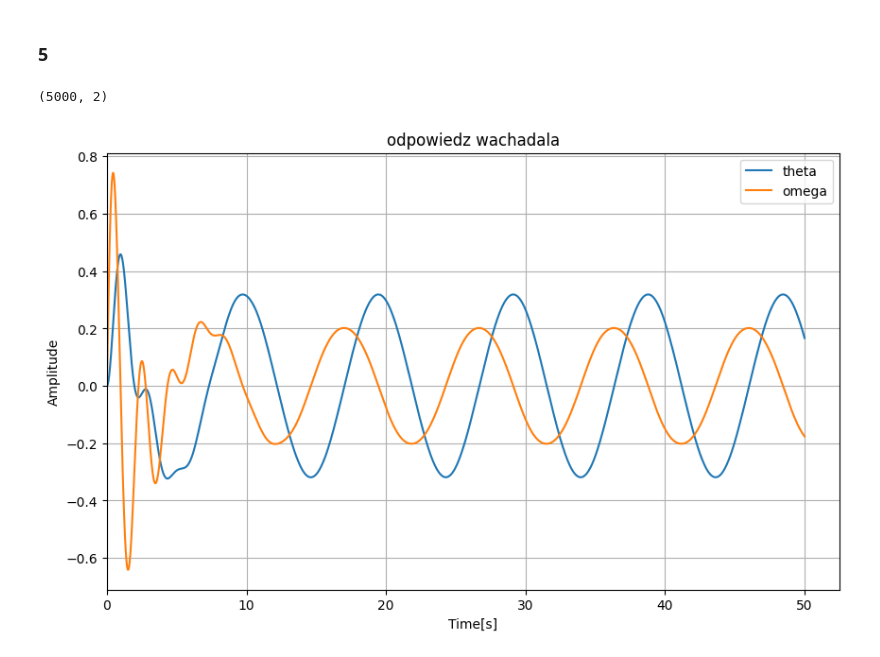
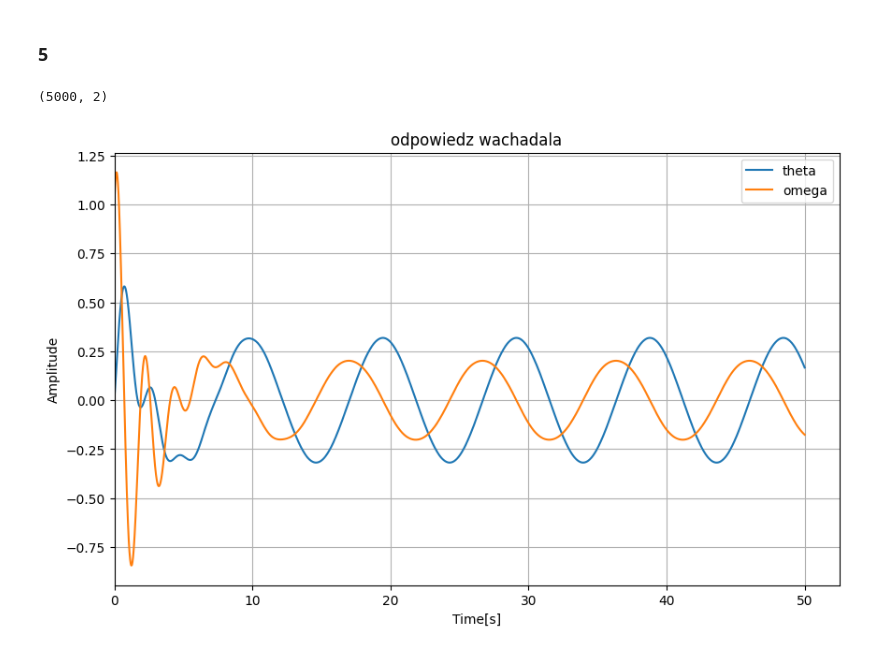
Before and after one commit to Piotr-Bednarek/ZadaniaSem5Laby, a Jupyter notebook: uso/lab9.ipynb, the cells around one changed output. Saved outputs shown, nothing was run; the diff lists cells and outputs as text; code cells hidden in the pictures.

```diff
--- a/uso/lab9.ipynb
+++ b/uso/lab9.ipynb
@@ -104,13 +104,13 @@ def model_pendulum(x,t):
 # %%
 t = np.arange(0,50,0.01)
 
-y0 = [0,0]
+y0 = [0,1]
 
 res_pen = odeint(model_pendulum,y0,t)
 
 print(res_pen.shape)
 
 plot_sets('odpowiedz wachadala',[t,res_pen[:,0],'theta'],[t,res_pen[:,1],'omega'])
 # %% [output]
 (5000, 2)
-[figure, old version]
+[figure, new version]
```
Also changed, not shown: 1 other file.
